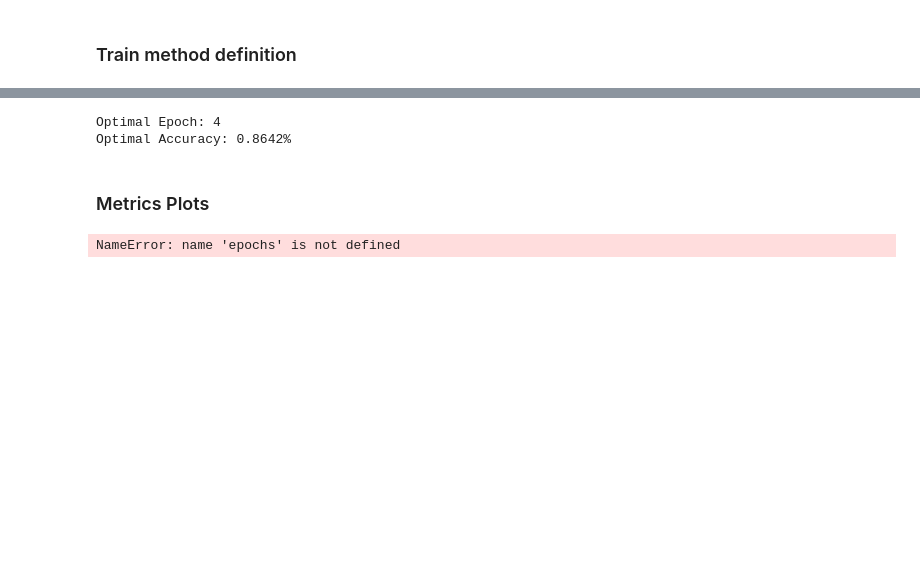
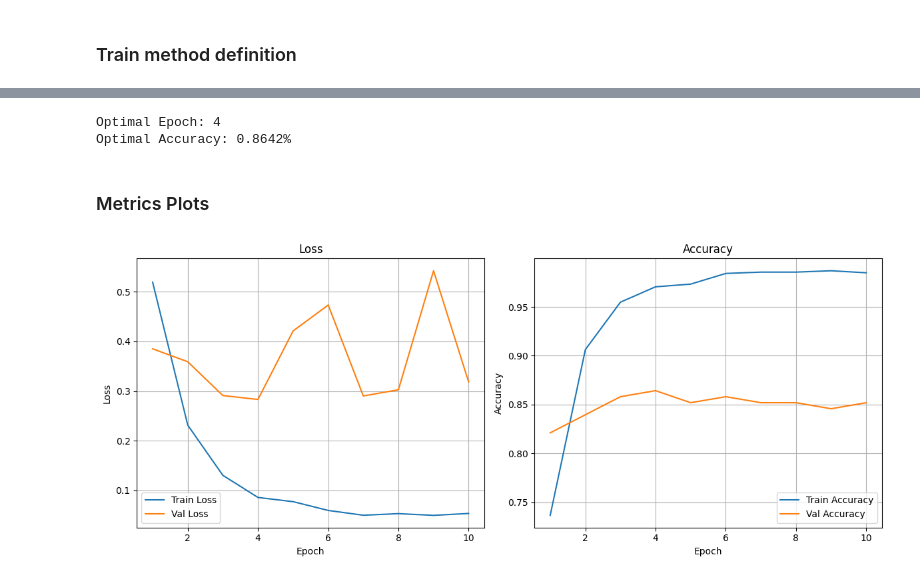
Before and after one commit to Jonik233/Uni_Final, a Jupyter notebook: src/main.ipynb, the cells around one changed output, grey strips where cells are left out. Drawn from its saved outputs; the diff is of its cells as text; code cells hidden in the pictures; blank space fills up the shorter version.

```diff
--- a/src/main.ipynb
+++ b/src/main.ipynb
@@ -100,8 +100,8 @@ val_indices = indices[train_size:]
 batch_size = 32
 learning_rate = 1e-3
 momentum = 9e-1
-num_epochs = 10
-step_size = 4
+num_epochs = 8
+step_size = 5
 gamma = 0.1
 # %% [markdown]
 ### Data loaders setup
@@ -244,40 +245,40 @@ Learning rate: 0.0001
-# %%
-print(f"Optimal Epoch: {optimal_result['epoch']}")
-print(f"Optimal Accuracy: {optimal_result['accuracy']:.4f}%")
-# %% [output]
-Optimal Epoch: 4
-Optimal Accuracy: 0.8642%
+# %%
+print(f"Optimal Epoch: {optimal_result['epoch']}")
+print(f"Optimal Accuracy: {optimal_result['accuracy']:.4f}%")
+# %% [output]
+Optimal Epoch: 4
+Optimal Accuracy: 0.8642%
 # %% [markdown]
 ### Metrics Plots
 # %%
-epochs = range(1, epochs + 1)
+epochs = range(1, num_epochs + 1)
 train_loss = metrics["train"]["loss"]
 val_loss = metrics["val"]["loss"]
 train_acc = metrics["train"]["accuracy"]
 val_acc = metrics["val"]["accuracy"]
 
 # Plot Loss
 plt.figure(figsize=(12, 5))
 plt.subplot(1, 2, 1)
 plt.plot(epochs, train_loss, label='Train Loss')
 plt.plot(epochs, val_loss, label='Val Loss')
 plt.xlabel('Epoch')
 plt.ylabel('Loss')
 plt.title('Loss')
 plt.legend()
 plt.grid(True)
 
 # Plot Accuracy
 plt.subplot(1, 2, 2)
 plt.plot(epochs, train_acc, label='Train Accuracy')
 plt.plot(epochs, val_acc, label='Val Accuracy')
 plt.xlabel('Epoch')
 plt.ylabel('Accuracy')
 plt.title('Accuracy')
 plt.legend()
 plt.grid(True)
 
 plt.tight_layout()
 plt.show()
 # %% [output]
-NameError: name 'epochs' is not defined
+[figure, added]
```
Also changed, not shown: parts of 2 cells of this notebook.
